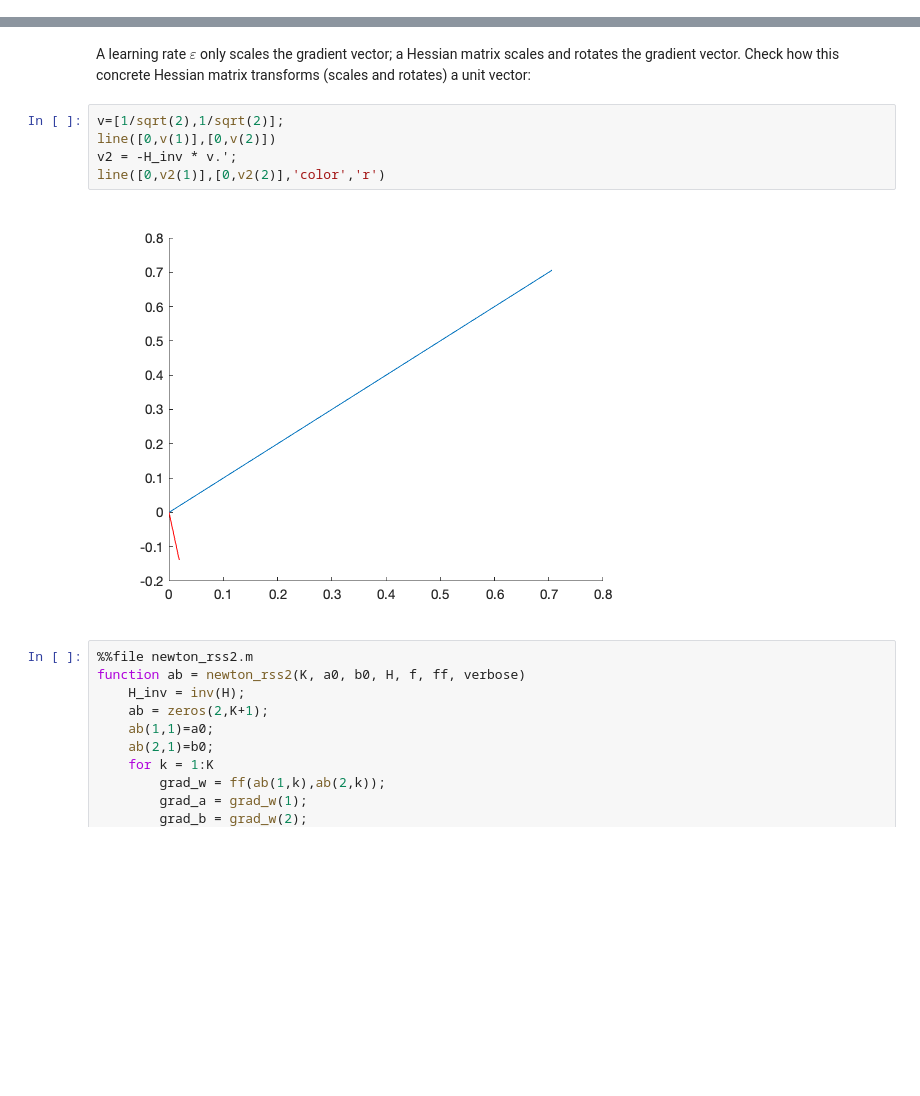
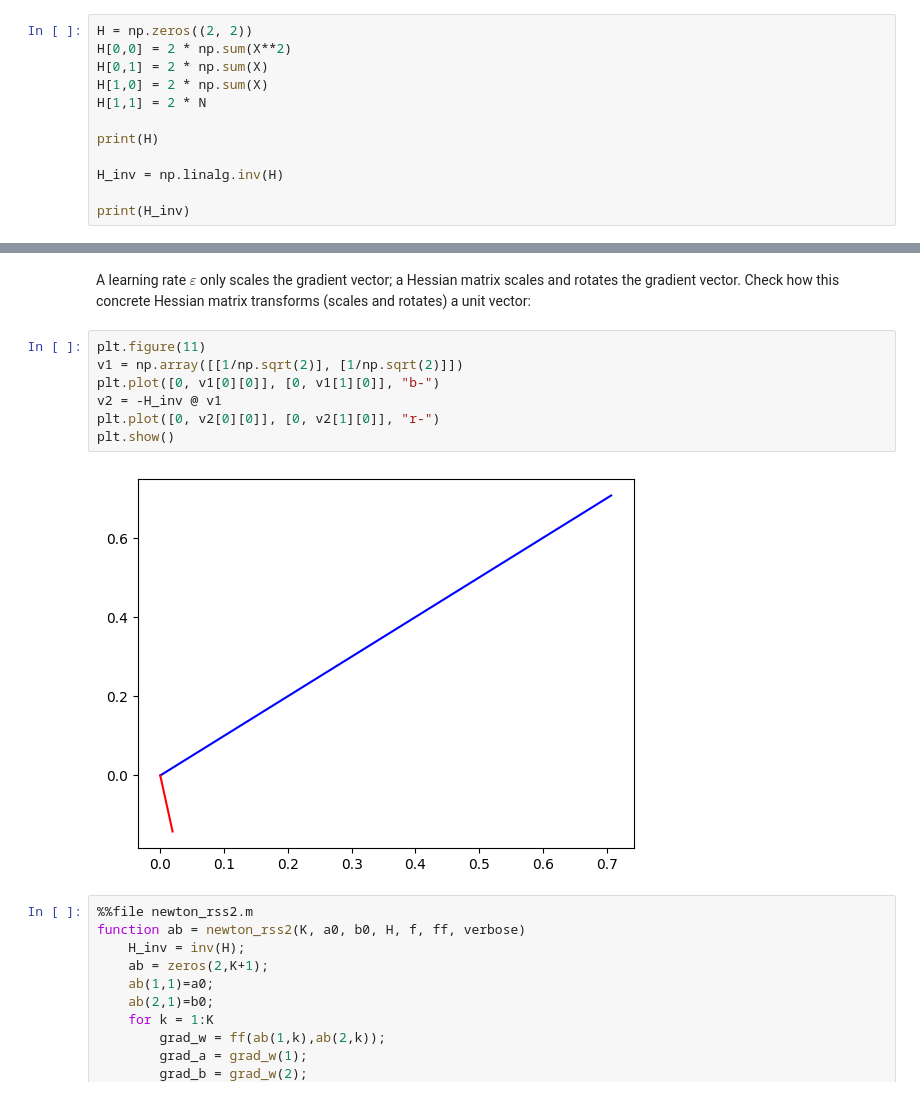
Before and after one commit to kallefrisk/Schoolwork, a Jupyter notebook: Python/DeepLearning/Numerical Linear Regression.ipynb, the cells around one changed output, grey strips where cells are left out. Saved outputs shown, nothing was run; the diff lists cells and outputs as text; blank space fills up the shorter version.

```diff
--- a/Python/DeepLearning/Numerical Linear Regression.ipynb
+++ b/Python/DeepLearning/Numerical Linear Regression.ipynb
@@ -368,0 +351,12 @@ H_inv =
+# %%
+H = np.zeros((2, 2))
+H[0,0] = 2 * np.sum(X**2)
+H[0,1] = 2 * np.sum(X)
+H[1,0] = 2 * np.sum(X)
+H[1,1] = 2 * N
+
+print(H)
+
+H_inv = np.linalg.inv(H)
+
+print(H_inv)
@@ -381,12 +380,14 @@ $$
 # %% [markdown]
 A learning rate $\varepsilon$ only scales the gradient vector; a Hessian matrix scales and rotates the gradient vector. Check how this concrete Hessian matrix transforms (scales and rotates) a unit vector:
 # %%
-v=[1/sqrt(2),1/sqrt(2)];
-line([0,v(1)],[0,v(2)])
-v2 = -H_inv * v.';
-line([0,v2(1)],[0,v2(2)],'color','r')
+plt.figure(11)
+v1 = np.array([[1/np.sqrt(2)], [1/np.sqrt(2)]])
+plt.plot([0, v1[0][0]], [0, v1[1][0]], "b-")
+v2 = -H_inv @ v1
+plt.plot([0, v2[0][0]], [0, v2[1][0]], "r-")
+plt.show()
 # %% [output]
-[figure, old version]
+[figure, new version]
 # %%
 %%file newton_rss2.m
 function ab = newton_rss2(K, a0, b0, H, f, ff, verbose)
```
Also changed, not shown: parts of 5 cells of this notebook.
